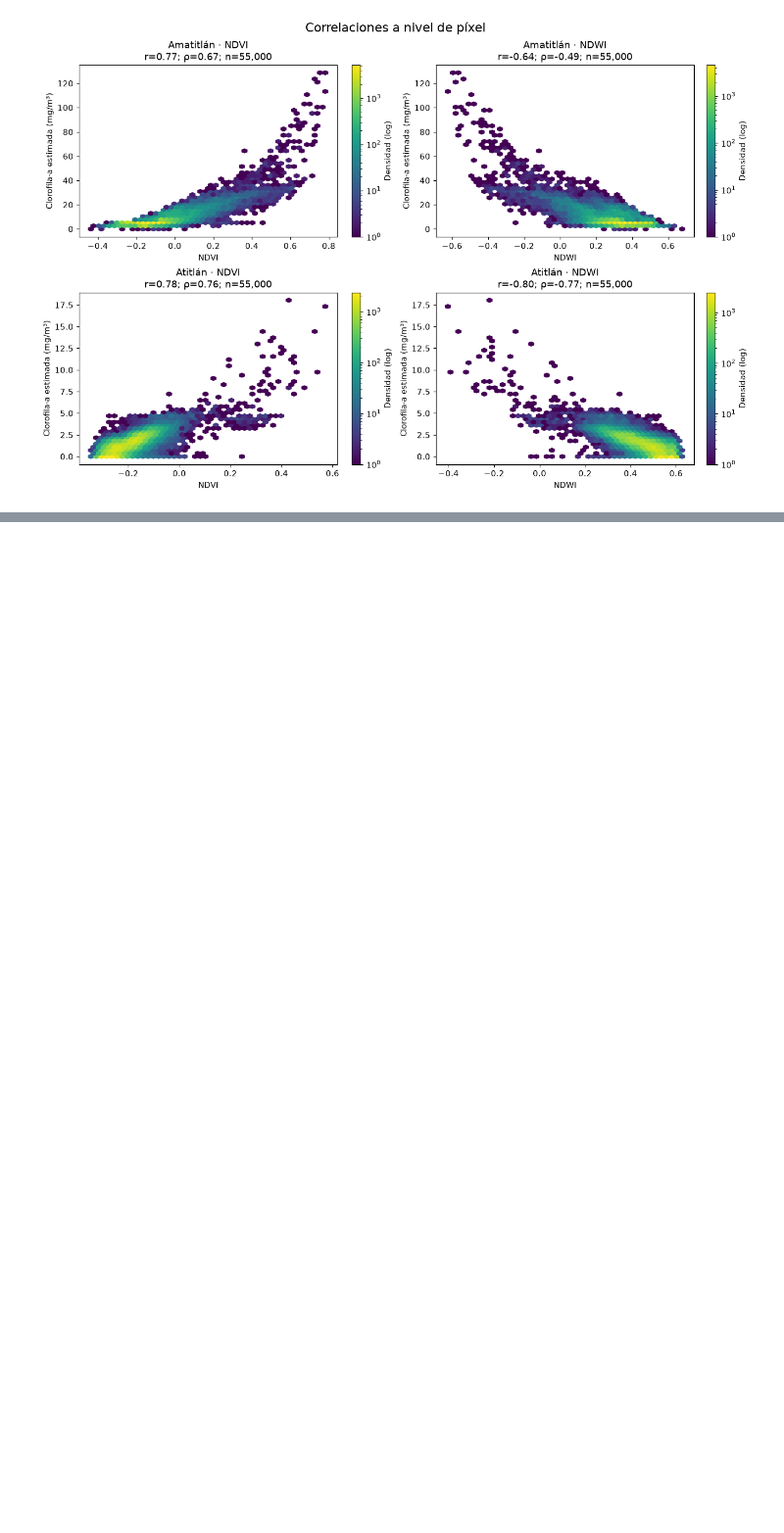
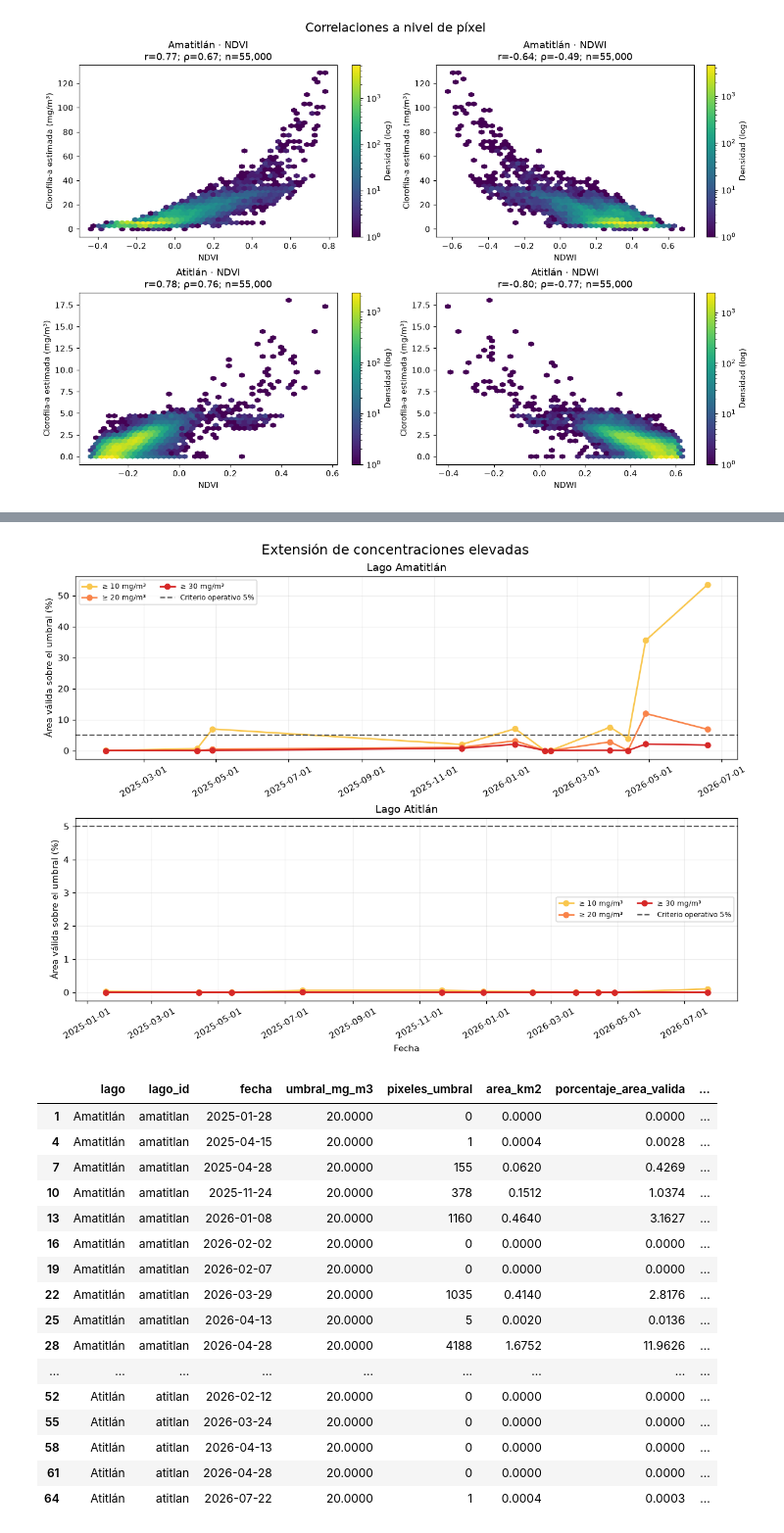
Before and after one commit to Dcextrim/Lab4-Analisis-Geoespacial, a Jupyter notebook: notebooks/laboratorio-4.ipynb, the cells around one changed output, grey strips where cells are left out. Shown at 98% size. Saved outputs shown, nothing was run; the diff lists cells and outputs as text; code cells hidden in the pictures; blank space fills up the shorter version.

```diff
--- a/notebooks/laboratorio-4.ipynb
+++ b/notebooks/laboratorio-4.ipynb
@@ -694,0 +754,42 @@ plt.show()
+# %%
+colors_by_threshold = {10.0: "#f9c74f", 20.0: "#f9844a", 30.0: "#d62828"}
+fig, axes = plt.subplots(2, 1, figsize=(11, 8), constrained_layout=True)
+for ax, (lake_id, group) in zip(axes, extension.groupby("lago_id", sort=True)):
+    for threshold, threshold_group in group.groupby("umbral_mg_m3"):
+        ax.plot(
+            threshold_group["fecha"], threshold_group["porcentaje_area_valida"],
+            marker="o", lw=1.8, color=colors_by_threshold[threshold],
+            label=f"≥ {threshold:.0f} mg/m³",
+        )
+    ax.axhline(5, color="#555555", linestyle="--", label="Criterio operativo 5%")
+    ax.set_title(f"Lago {LAKES[lake_id]['name']}")
+    ax.set_ylabel("Área válida sobre el umbral (%)")
+    ax.grid(alpha=0.2); ax.legend(ncol=2, fontsize=8)
+    ax.xaxis.set_major_formatter(mdates.DateFormatter("%Y-%m-%d"))
+    ax.tick_params(axis="x", rotation=30)
+axes[-1].set_xlabel("Fecha")
+fig.suptitle("Extensión de concentraciones elevadas", fontsize=15)
+fig.savefig(RESULTS_DIR / "08_extension.png", dpi=180, bbox_inches="tight")
+plt.show()
+
+extension.to_csv(RESULTS_DIR / "metricas_extension.csv", index=False, date_format="%Y-%m-%d")
+display(extension[extension["umbral_mg_m3"] == 20].sort_values(["lago", "fecha"]))
+# %% [output]
+[figure, added]
+|  | lago | lago_id | fecha | umbral_mg_m3 | pixeles_umbral | area_km2 | porcentaje_area_valida | ... |
+| 1 | Amatitlán | amatitlan | 2025-01-28 | 20.0000 | 0 | 0.0000 | 0.0000 | ... |
+| 4 | Amatitlán | amatitlan | 2025-04-15 | 20.0000 | 1 | 0.0004 | 0.0028 | ... |
+| 7 | Amatitlán | amatitlan | 2025-04-28 | 20.0000 | 155 | 0.0620 | 0.4269 | ... |
+| 10 | Amatitlán | amatitlan | 2025-11-24 | 20.0000 | 378 | 0.1512 | 1.0374 | ... |
+| 13 | Amatitlán | amatitlan | 2026-01-08 | 20.0000 | 1160 | 0.4640 | 3.1627 | ... |
+| 16 | Amatitlán | amatitlan | 2026-02-02 | 20.0000 | 0 | 0.0000 | 0.0000 | ... |
+| 19 | Amatitlán | amatitlan | 2026-02-07 | 20.0000 | 0 | 0.0000 | 0.0000 | ... |
+| 22 | Amatitlán | amatitlan | 2026-03-29 | 20.0000 | 1035 | 0.4140 | 2.8176 | ... |
+| 25 | Amatitlán | amatitlan | 2026-04-13 | 20.0000 | 5 | 0.0020 | 0.0136 | ... |
+| 28 | Amatitlán | amatitlan | 2026-04-28 | 20.0000 | 4188 | 1.6752 | 11.9626 | ... |
+| ... | ... | ... | ... | ... | ... | ... | ... | ... |
+| 52 | Atitlán | atitlan | 2026-02-12 | 20.0000 | 0 | 0.0000 | 0.0000 | ... |
+| 55 | Atitlán | atitlan | 2026-03-24 | 20.0000 | 0 | 0.0000 | 0.0000 | ... |
+| 58 | Atitlán | atitlan | 2026-04-13 | 20.0000 | 0 | 0.0000 | 0.0000 | ... |
+| 61 | Atitlán | atitlan | 2026-04-28 | 20.0000 | 0 | 0.0000 | 0.0000 | ... |
+| 64 | Atitlán | atitlan | 2026-07-22 | 20.0000 | 1 | 0.0004 | 0.0003 | ... |
```
Also changed, not shown: parts of 16 cells of this notebook, 9 other files.
